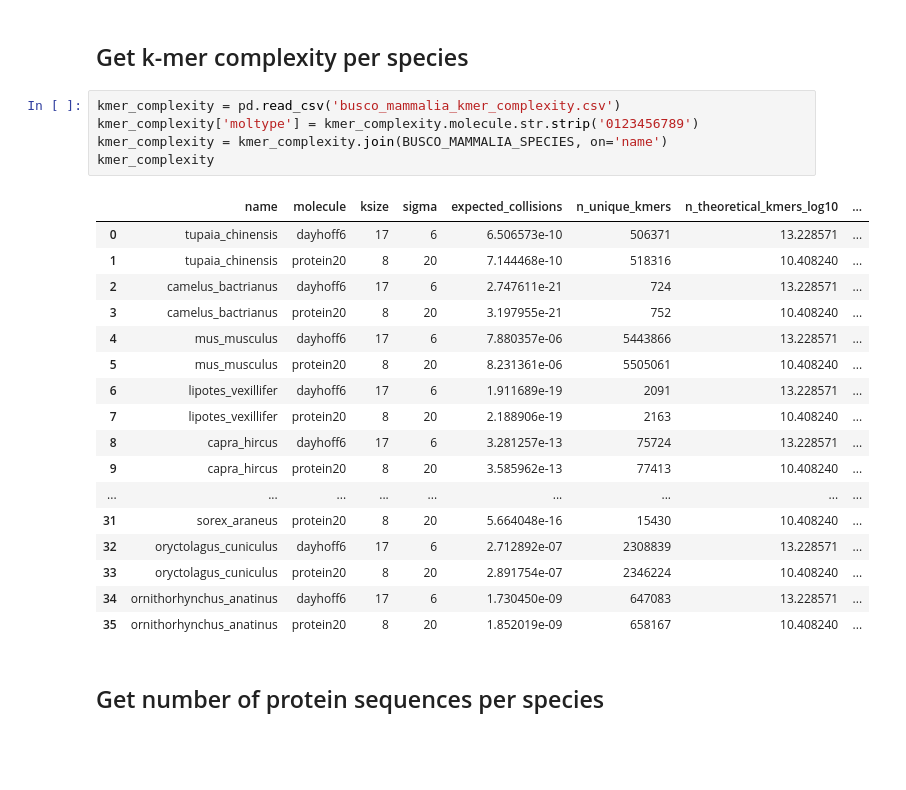
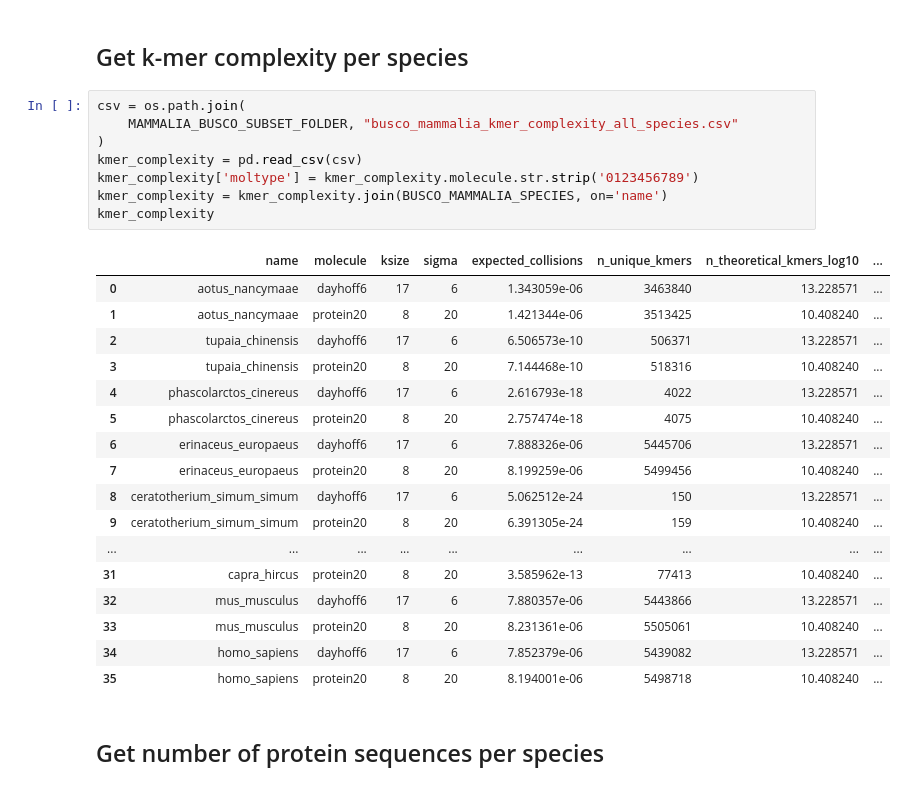
Before and after one commit to czbiohub-sf/scrnaseq-for-the-99-percent, a Jupyter notebook: notebooks/supplemental_figure_1A.ipynb, the cells around one changed output. Cells and saved outputs as stored; diff of their text form; blank space fills up the shorter version.

```diff
--- a/notebooks/supplemental_figure_1A.ipynb
+++ b/notebooks/supplemental_figure_1A.ipynb
@@ -14,28 +21,31 @@ FIGURE_FOLDER = '../figures'
 # %% [markdown]
 ## Get k-mer complexity per species
 # %%
-kmer_complexity = pd.read_csv('busco_mammalia_kmer_complexity.csv')
+csv = os.path.join(
+    MAMMALIA_BUSCO_SUBSET_FOLDER, "busco_mammalia_kmer_complexity_all_species.csv"
+)
+kmer_complexity = pd.read_csv(csv)
 kmer_complexity['moltype'] = kmer_complexity.molecule.str.strip('0123456789')
 kmer_complexity = kmer_complexity.join(BUSCO_MAMMALIA_SPECIES, on='name')
 kmer_complexity
 # %% [output]
 |  | name | molecule | ksize | sigma | expected_collisions | n_unique_kmers | n_theoretical_kmers_log10 | ... |
-| 0 | tupaia_chinensis | dayhoff6 | 17 | 6 | 6.506573e-10 | 506371 | 13.228571 | ... |
-| 1 | tupaia_chinensis | protein20 | 8 | 20 | 7.144468e-10 | 518316 | 10.408240 | ... |
-| 2 | camelus_bactrianus | dayhoff6 | 17 | 6 | 2.747611e-21 | 724 | 13.228571 | ... |
-| 3 | camelus_bactrianus | protein20 | 8 | 20 | 3.197955e-21 | 752 | 10.408240 | ... |
-| 4 | mus_musculus | dayhoff6 | 17 | 6 | 7.880357e-06 | 5443866 | 13.228571 | ... |
-| 5 | mus_musculus | protein20 | 8 | 20 | 8.231361e-06 | 5505061 | 10.408240 | ... |
-| 6 | lipotes_vexillifer | dayhoff6 | 17 | 6 | 1.911689e-19 | 2091 | 13.228571 | ... |
-| 7 | lipotes_vexillifer | protein20 | 8 | 20 | 2.188906e-19 | 2163 | 10.408240 | ... |
-| 8 | capra_hircus | dayhoff6 | 17 | 6 | 3.281257e-13 | 75724 | 13.228571 | ... |
-| 9 | capra_hircus | protein20 | 8 | 20 | 3.585962e-13 | 77413 | 10.408240 | ... |
+| 0 | aotus_nancymaae | dayhoff6 | 17 | 6 | 1.343059e-06 | 3463840 | 13.228571 | ... |
+| 1 | aotus_nancymaae | protein20 | 8 | 20 | 1.421344e-06 | 3513425 | 10.408240 | ... |
+| 2 | tupaia_chinensis | dayhoff6 | 17 | 6 | 6.506573e-10 | 506371 | 13.228571 | ... |
+| 3 | tupaia_chinensis | protein20 | 8 | 20 | 7.144468e-10 | 518316 | 10.408240 | ... |
+| 4 | phascolarctos_cinereus | dayhoff6 | 17 | 6 | 2.616793e-18 | 4022 | 13.228571 | ... |
+| 5 | phascolarctos_cinereus | protein20 | 8 | 20 | 2.757474e-18 | 4075 | 10.408240 | ... |
+| 6 | erinaceus_europaeus | dayhoff6 | 17 | 6 | 7.888326e-06 | 5445706 | 13.228571 | ... |
+| 7 | erinaceus_europaeus | protein20 | 8 | 20 | 8.199259e-06 | 5499456 | 10.408240 | ... |
+| 8 | ceratotherium_simum_simum | dayhoff6 | 17 | 6 | 5.062512e-24 | 150 | 13.228571 | ... |
+| 9 | ceratotherium_simum_simum | protein20 | 8 | 20 | 6.391305e-24 | 159 | 10.408240 | ... |
 | ... | ... | ... | ... | ... | ... | ... | ... | ... |
-| 31 | sorex_araneus | protein20 | 8 | 20 | 5.664048e-16 | 15430 | 10.408240 | ... |
-| 32 | oryctolagus_cuniculus | dayhoff6 | 17 | 6 | 2.712892e-07 | 2308839 | 13.228571 | ... |
-| 33 | oryctolagus_cuniculus | protein20 | 8 | 20 | 2.891754e-07 | 2346224 | 10.408240 | ... |
-| 34 | ornithorhynchus_anatinus | dayhoff6 | 17 | 6 | 1.730450e-09 | 647083 | 13.228571 | ... |
-| 35 | ornithorhynchus_anatinus | protein20 | 8 | 20 | 1.852019e-09 | 658167 | 10.408240 | ... |
+| 31 | capra_hircus | protein20 | 8 | 20 | 3.585962e-13 | 77413 | 10.408240 | ... |
+| 32 | mus_musculus | dayhoff6 | 17 | 6 | 7.880357e-06 | 5443866 | 13.228571 | ... |
+| 33 | mus_musculus | protein20 | 8 | 20 | 8.231361e-06 | 5505061 | 10.408240 | ... |
+| 34 | homo_sapiens | dayhoff6 | 17 | 6 | 7.852379e-06 | 5439082 | 13.228571 | ... |
+| 35 | homo_sapiens | protein20 | 8 | 20 | 8.194001e-06 | 5498718 | 10.408240 | ... |
 # %% [markdown]
 ## Get number of protein sequences per species
 # %%
```
Also changed, not shown: parts of 87 cells of this notebook, 12 other files.
